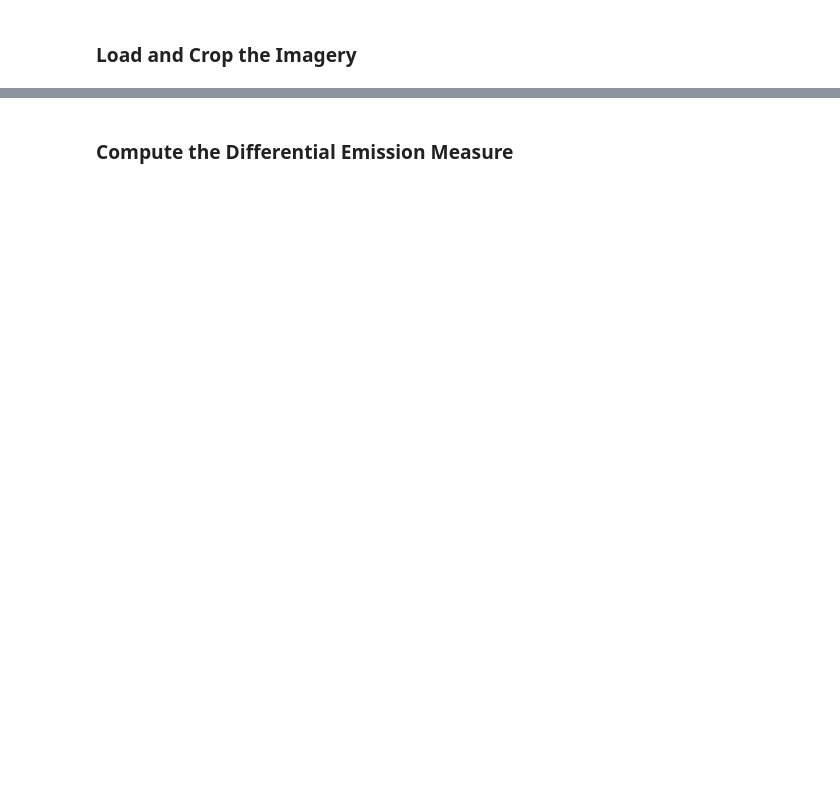
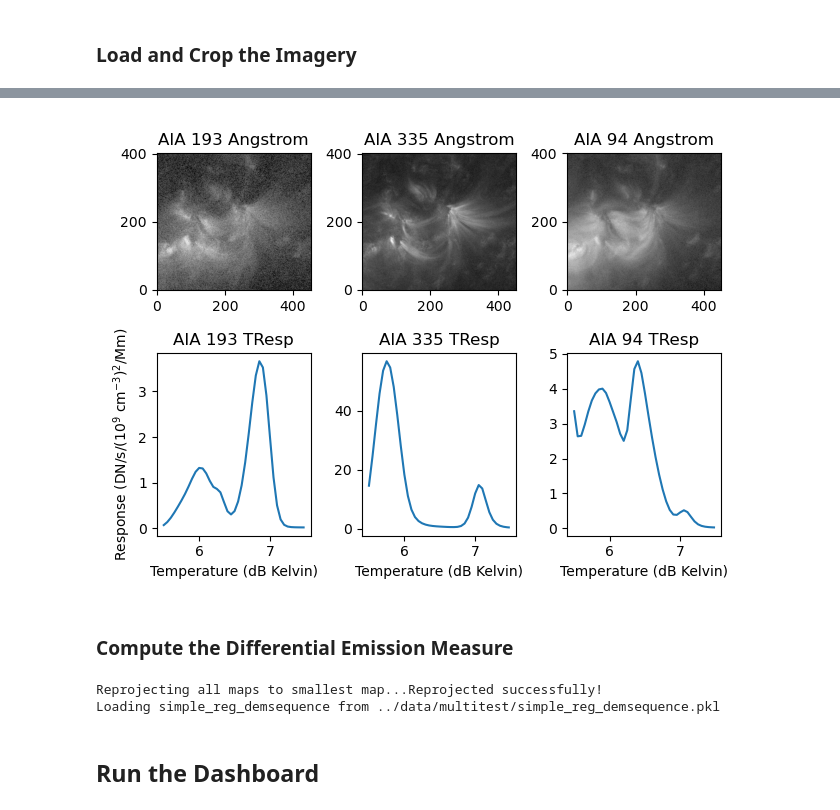
Before and after one commit to jeplowman/EMToolKit, a Jupyter notebook: EMToolKit_example_multi_instrument.ipynb, the cells around one changed output, grey strips where cells are left out. Drawn from its saved outputs; the diff is of its cells as text; code cells hidden in the pictures; blank space fills up the shorter version.

Commit message:
refactor multi_instrument

```diff
--- a/EMToolKit_example_multi_instrument.ipynb
+++ b/EMToolKit_example_multi_instrument.ipynb
@@ -124,25 +142,33 @@ datasequence[0].meta
 # %%
 # Show some of the AIA channels and their temperature responses for illustration:
-plt_emmax = 5.0e28
-gfac = 1.0/2.2
+plt_emmax = 5.0e28  # Maximum emission value for plotting
+gfac = 1.0 / 2.2  # Gamma correction factor for visualization
 
-fig, axs = plt.subplots(2, 3)
-axs[0,0].imshow(np.clip(maps[1].data/np.max(tresps[1]),0,plt_emmax)**gfac,cmap=plt.get_cmap('gray'))
-axs[0,0].set(title='AIA 193 Angstrom')
-axs[1,0].plot(trlogts[1],tresps[1]/1.0e-27)
-axs[1,0].set(title='AIA 193 TResp',xlabel='Temperature (dB Kelvin)',ylabel='Response (DN/s/(10$^9$ cm$^{-3})^2$/Mm)')
+fig, axs = plt.subplots(2, 3)  # Create a figure with a 2x3 grid of subplots
 
-axs[0,1].imshow(np.clip(maps[2].data/np.max(tresps[2]),0,plt_emmax)**gfac,cmap=plt.get_cmap('gray'))
-axs[0,1].set(title='AIA 335 Angstrom')
-axs[1,1].plot(trlogts[2],tresps[2]/1.0e-27)
-axs[1,1].set(title='AIA 335 TResp',xlabel='Temperature (dB Kelvin)')
+# Plot AIA 193 Angstrom channel
+axs[0, 0].imshow(np.clip(maps[1].data / np.max(tresps[1]), 0, plt_emmax) ** gfac, cmap=plt.get_cmap('gray'))
+axs[0, 0].set(title='AIA 193 Angstrom')
+axs[1, 0].plot(trlogts[1], tresps[1] / 1.0e-27)
+axs[1, 0].set(title='AIA 193 TResp', xlabel='Temperature (dB Kelvin)', ylabel='Response (DN/s/(10$^9$ cm$^{-3})^2$/Mm)')
 
-axs[0,2].imshow(np.clip(maps[5].data/np.max(tresps[5]),0,plt_emmax)**gfac,cmap=plt.get_cmap('gray'))
-axs[0,2].set(title='AIA 94 Angstrom')
-axs[1,2].plot(trlogts[5],tresps[5]/1.0e-27)
-axs[1,2].set(title='AIA 94 TResp',xlabel='Temperature (dB Kelvin)')
+# Plot AIA 335 Angstrom channel
+axs[0, 1].imshow(np.clip(maps[2].data / np.max(tresps[2]), 0, plt_emmax) ** gfac, cmap=plt.get_cmap('gray'))
+axs[0, 1].set(title='AIA 335 Angstrom')
+axs[1, 1].plot(trlogts[2], tresps[2] / 1.0e-27)
+axs[1, 1].set(title='AIA 335 TResp', xlabel='Temperature (dB Kelvin)')
 
+# Plot AIA 94 Angstrom channel
+axs[0, 2].imshow(np.clip(maps[5].data / np.max(tresps[5]), 0, plt_emmax) ** gfac, cmap=plt.get_cmap('gray'))
+axs[0, 2].set(title='AIA 94 Angstrom')
+axs[1, 2].plot(trlogts[5], tresps[5] / 1.0e-27)
+axs[1, 2].set(title='AIA 94 TResp', xlabel='Temperature (dB Kelvin)')
+
+# Adjust layout and show the plots
+plt.tight_layout()
 plt.show()
+# %% [output]
+[figure, added]
 # %% [markdown]
 ### Compute the Differential Emission Measure
 # %%
@@ -151,7 +177,16 @@ importlib.reload(EMToolKit.algorithms.multi_inst_dem_wrapper)
 importlib.reload(EMToolKit)
 from EMToolKit.algorithms.multi_inst_dem_wrapper import multi_inst_simple_dem_wrapper
 
-# Make DEM sequence from the DEM and add it to the collection:
-multi_em_demsequence, multi_out = multi_inst_simple_dem_wrapper(datasequence, wrapargs={'norms':norms, 'overall_norm':overall_norm}, recalc_simple=recalc_simple)
+# Make DEM sequence from the DEM and add it to the collection
+multi_em_demsequence, multi_out = multi_inst_simple_dem_wrapper(
+    datasequence,
+    wrapargs={'norms': norms, 'overall_norm': overall_norm},
+    recalc_simple=recalc_simple
+)
 # multi_coeffs, multi_logts, multi_bases, multi_coords, multi_algorithm = multi_out
 em_collection.add_model(multi_em_demsequence)
+# %% [output]
+Reprojecting all maps to smallest map...Reprojected successfully!
+Loading simple_reg_demsequence from ../data/multitest/simple_reg_demsequence.pkl
+# %% [markdown]
+## Run the Dashboard
```
Also changed, not shown: parts of 12 cells of this notebook, 1 other file.
